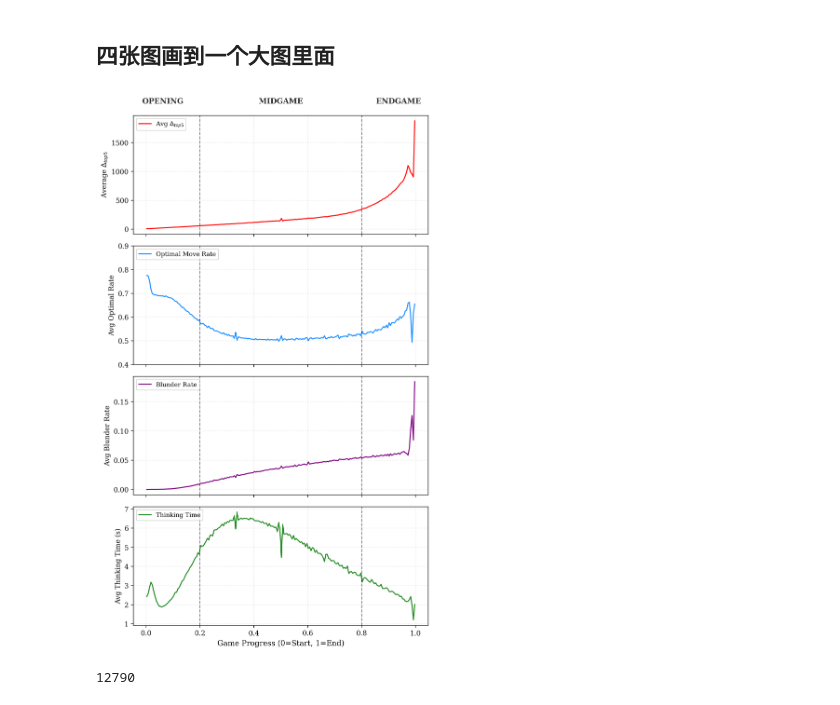
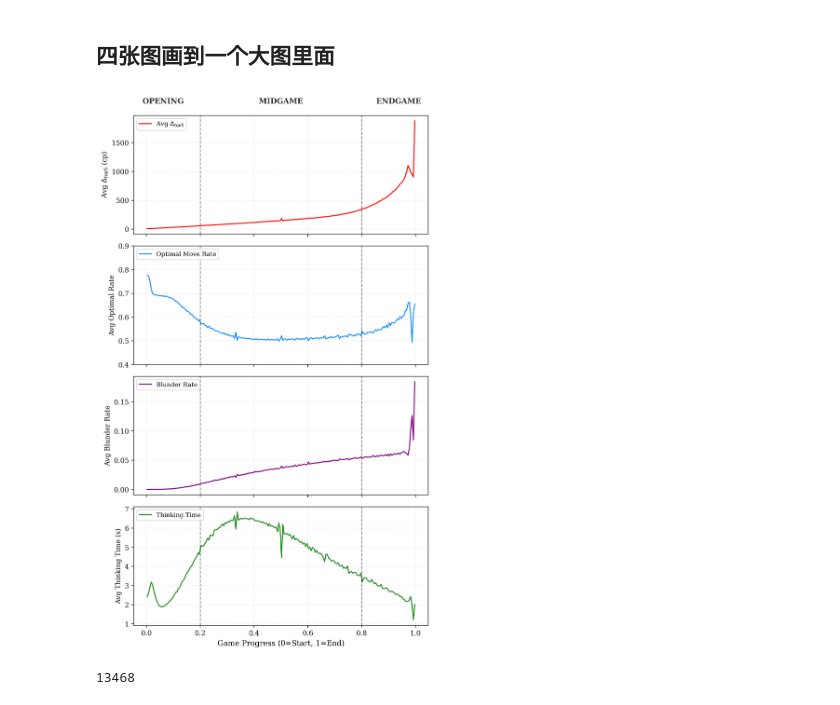
Before and after one commit to zZimablueee/Chess, a Jupyter notebook: complexity/delta_0/graphs/figure1.ipynb, the cells around one changed output. Saved outputs shown, nothing was run; the diff lists cells and outputs as text; code cells hidden in the pictures.

```diff
--- a/complexity/delta_0/graphs/figure1.ipynb
+++ b/complexity/delta_0/graphs/figure1.ipynb
@@ -544,7 +544,7 @@ df_mean = df_moves.groupby('Progress_Bin', observed=False)['Δ'].mean().reset_in
 df_mean['Progress_mid'] = df_mean['Progress_Bin'].apply(lambda x: x.mid).astype(float)
 
 ax1.plot(df_mean['Progress_mid'], df_mean['Δ'], color='red', linewidth=1.5, label=r'Avg $\Delta_{top5}$')
-ax1.set_ylabel(r'Average $\Delta_{top5}$', fontsize=10)
+ax1.set_ylabel(r'Avg $\Delta_{top5}$ (cp)', fontsize=10)
 ax1.legend(loc='upper left', fontsize=9)
 
 # 在第一个子图上方标注阶段文字
@@ -574,32 +574,32 @@ df_blun['Progress_mid'] = df_blun['Progress_Bin'].apply(lambda x: x.mid).astype(
 
 # 使用紫色或深橙色来代表“失误”
 ax3.plot(df_blun['Progress_mid'], df_blun['Is_Blunder'], color='purple', linewidth=1.5, label='Blunder Rate')
 ax3.set_ylabel('Avg Blunder Rate', fontsize=10)
 # 根据数据调整 ylim，通常 blunder 概率在 0.0 到 0.2 左右
 # ax3.set_ylim(0, 0.15)
 ax3.legend(loc='upper left', fontsize=9)
 
 # --- 4. Bottom Plot: Average Thinking Time ---
 df_time = df_moves.groupby('Progress_Bin', observed=False)['Move_Time'].mean().reset_index()
 df_time['Progress_mid'] = df_time['Progress_Bin'].apply(lambda x: x.mid).astype(float)
 
 ax4.plot(df_time['Progress_mid'], df_time['Move_Time'], color='forestgreen', linewidth=1.5, label='Thinking Time')
 ax4.set_ylabel('Avg Thinking Time (s)', fontsize=10)
 ax4.set_xlabel('Game Progress (0=Start, 1=End)', fontsize=11)
 ax4.legend(loc='upper left', fontsize=9)
 
 # 分界线、网格、边框优化
 for ax in [ax1, ax2, ax3, ax4]:
     ax.axvline(x=split_1, color='black', linestyle='--', alpha=0.5, linewidth=1.2)
     ax.axvline(x=split_2, color='black', linestyle='--', alpha=0.5, linewidth=1.2)
     ax.grid(True, linestyle=':', alpha=0.4)
 
 plt.tight_layout()
 plt.subplots_adjust(top=0.92)
 plt.show()
 
 del musk, df_mean, df_acc, df_blun, df_time
 gc.collect()
 # %% [output]
-[figure, old version]
+[figure, new version]
-12790
+13468
```
